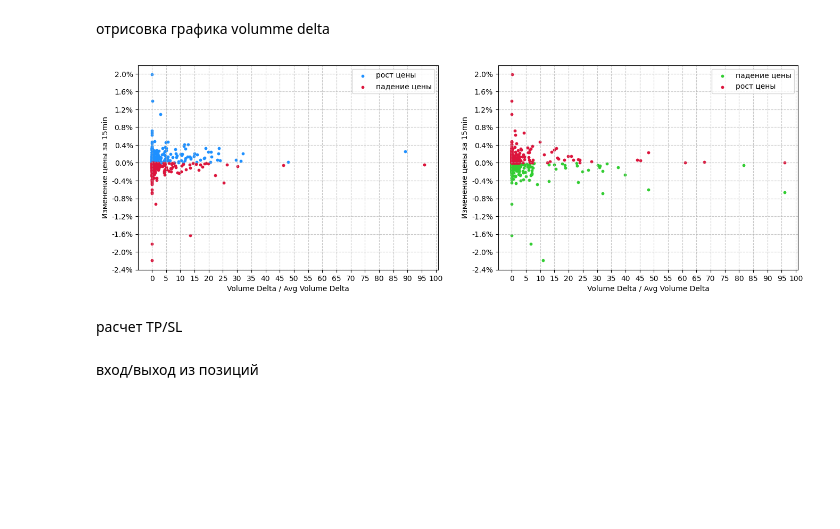
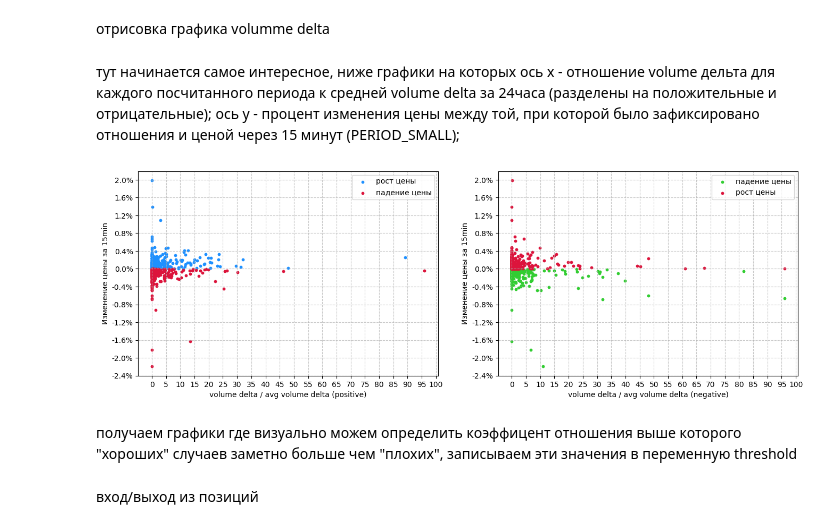
Before and after one commit to dmitriyjopov/trading-bot, a Jupyter notebook: src/visual_j.ipynb, the cells around one changed output. Cells and saved outputs as stored; diff of their text form; code cells hidden in the pictures; blank space fills up the shorter version.

```diff
--- a/src/visual_j.ipynb
+++ b/src/visual_j.ipynb
@@ -7,7 +42,7 @@ import math, pyarrow.parquet as pq, os, glob
 import pandas as pd
 # %%
 df, odf = functions.read_files(
-    '2025-07-12','2025-07-28'
+    '2025-07-12','2025-07-29'
 )
 odf['recv_time'] = pd.to_datetime(odf['recv_time'])
 # %%
@@ -128,10 +168,15 @@ indicators_df['vol_open_short'] = vol_open_short
 '------------------------------------------------------------------------------------------------------'
 # %% [markdown]
 отрисовка графика volumme delta
+# %% [markdown]
+тут начинается самое интересное, ниже графики на которых
+ось x - отношение volume дельта для каждого посчитанного периода к средней volume delta за 24часа (разделены на положительные и отрицательные);
+ось y - процент изменения цены между той, при которой было зафиксировано отношения и ценой через 15 минут (PERIOD_SMALL);
 # %%
 from matplotlib.ticker import MaxNLocator, MultipleLocator, FuncFormatter
 
 n = 1
+#создаю dataframe с двумя отношениями о которых говорил выше (отрицательный к отрицательному и положительный к положительному)
 ratios = pd.DataFrame({
     'avg_neg': avg_neg_delta,
     'avg_pos': avg_pos_delta,
@@ -148,37 +193,36 @@ fig, axes = plt.subplots(
     figsize=(16, 5)
 )
 
+#при входе в лонг по сигналу с большой положительной дельтой увеличение цены - хорошо, уменьшение - плохо
 pos_good_case = ratios['delta_price'] >= 0
 pos_bad_case = ratios['delta_price'] < 0
 
+#для шорта наоборот
 neg_good_case = pos_bad_case
 neg_bad_case = pos_good_case
 
 axes[0].scatter(ratios[pos_good_case]['ratio_pos'], ratios[pos_good_case]['persent_del_price'], color = 'dodgerblue', s=10, label='рост цены')
 axes[0].scatter(ratios[pos_bad_case]['ratio_pos'], ratios[pos_bad_case]['persent_del_price'], color = 'crimson', s=10, label='падение цены')
 axes[0].legend(loc='upper right')
 
 axes[1].scatter(ratios[neg_good_case]['ratio_neg'], ratios[neg_good_case]['persent_del_price'], color = 'limegreen', s=10, label='падение цены')
 axes[1].scatter(ratios[neg_bad_case]['ratio_neg'], ratios[neg_bad_case]['persent_del_price'], color = 'crimson', s=10, label='рост цены')
 axes[1].legend(loc='upper right')
 
-axes[0].set_ylabel(f'изменение цены за {PERIOD_SMALL} в %')
-axes[0].set_xlabel('volume delta / avg volume delta')
+axes[0].set_xlabel('volume delta / avg volume delta (positive)')
 
-axes[1].set_ylabel(f'изменение цены за {PERIOD_SMALL} в %')
-axes[1].set_xlabel('volume delta / avg volume delta')
+axes[1].set_xlabel('volume delta / avg volume delta (negative)')
 
 for ax in axes:
     # ось y
     ax.yaxis.set_major_locator(MaxNLocator(nbins=15))  # 15 делений по Y
 
     ax.yaxis.set_major_formatter(FuncFormatter(lambda x, _: f'{x:.1%}'))
 
     # ось х
     ax.xaxis.set_major_locator(MultipleLocator(5))
 
     ax.grid(True, linestyle='--', alpha=0.7)
     ax.set_ylabel(f'Изменение цены за {PERIOD_SMALL}', fontsize=10)
-    ax.set_xlabel('Volume Delta / Avg Volume Delta', fontsize=10)
 # %% [output]
-[figure, old version]
+[figure, new version]
@@ -274,5 +229,5 @@ for ax in axes:
-# %% [markdown]
-расчет TP/SL
+# %% [markdown]
+получаем графики где визуально можем определить коэффицент отношения выше которого "хороших" случаев заметно больше чем "плохих", записываем эти значения в переменную threshold
 # %% [markdown]
 вход/выход из позиций
 # %%
```
Also changed, not shown: parts of 12 cells of this notebook, 5 other files.
